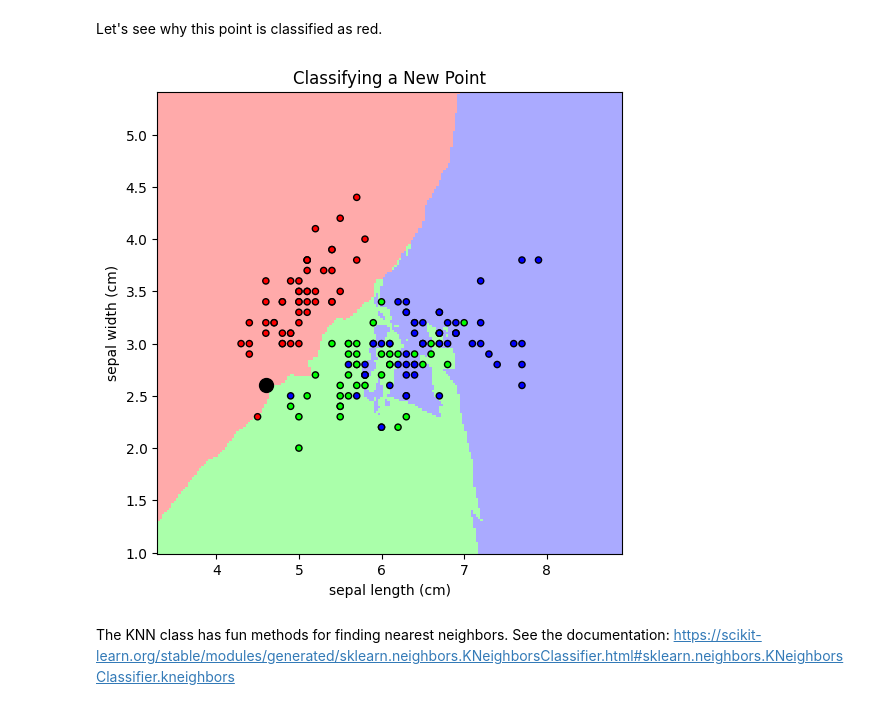
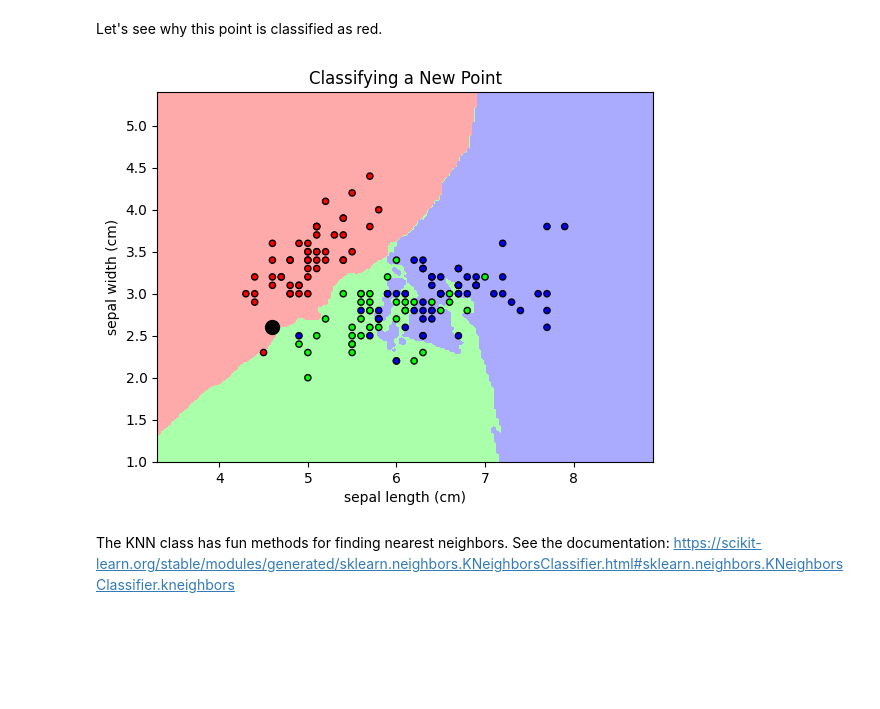
Before and after one commit to mdaugherity/MachineLearning2024, a Jupyter notebook: tutorial/Tutorial_09_Nearest_Neighbors.ipynb, the cells around one changed output. Drawn from its saved outputs; the diff is of its cells as text; code cells hidden in the pictures; blank space fills up the shorter version.

```diff
--- a/tutorial/Tutorial_09_Nearest_Neighbors.ipynb
+++ b/tutorial/Tutorial_09_Nearest_Neighbors.ipynb
@@ -120,15 +110,16 @@ array([0])
 # %% [markdown]
 Let's see why this point is classified as red.
 # %%
-plt.figure(figsize=(6,6))
-plot_decision(clf,X,y,cmap_bold,cmap_light) # new point is large, black circle
-plt.scatter(Xnew[:,0], Xnew[:,1], color='black',s=100)
+DecisionBoundaryDisplay.from_estimator(clf,X,grid_resolution=200,cmap=cmap_light)
+plt.scatter(X[:, 0], X[:, 1], c=y, cmap=cmap_bold,edgecolor='k', s=20)
+plt.scatter(Xnew[:,0], Xnew[:,1], color='black',s=100) # new point is large, black circle
+
 plt.xlabel(feature_names[0])
 plt.ylabel(feature_names[1])
 plt.title('Classifying a New Point')
 plt.show()
 # %% [output]
-[figure, old version]
+[figure, new version]
 # %% [markdown]
 The KNN class has fun methods for finding nearest neighbors.  See the documentation: https://scikit-learn.org/stable/modules/generated/sklearn.neighbors.KNeighborsClassifier.html#sklearn.neighbors.KNeighborsClassifier.kneighbors
 # %%
```
Also changed, not shown: parts of 18 cells of this notebook.
